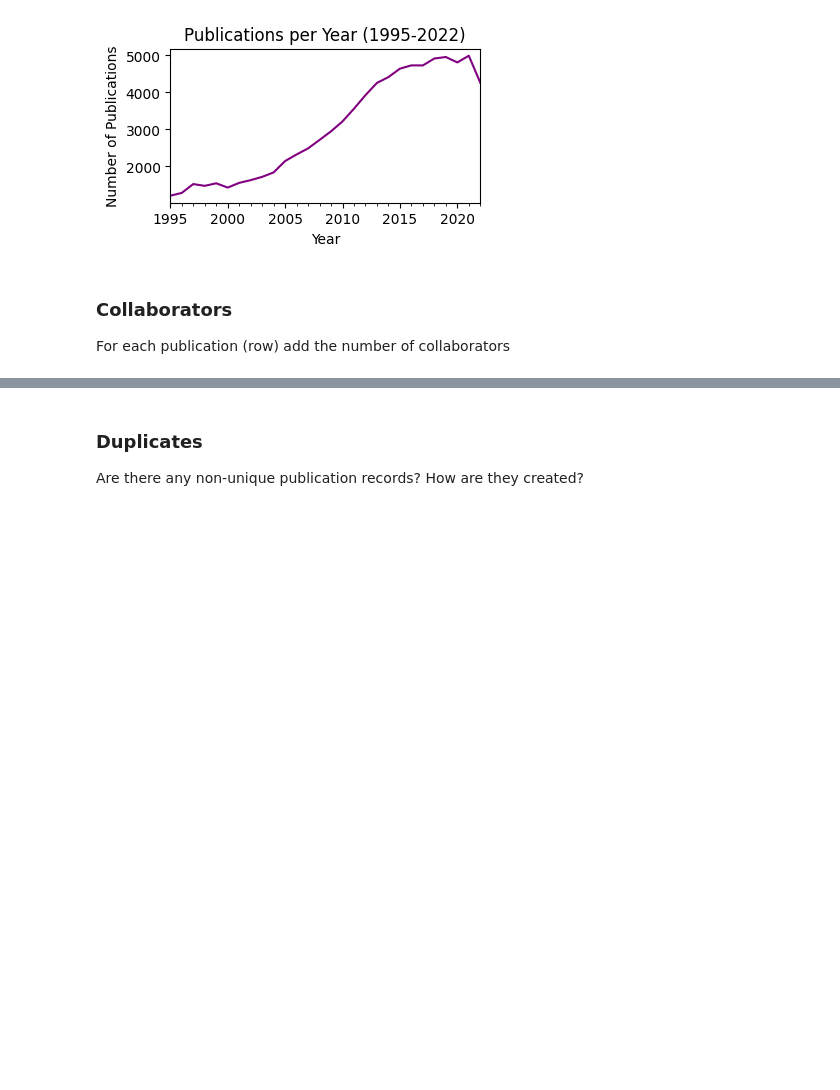
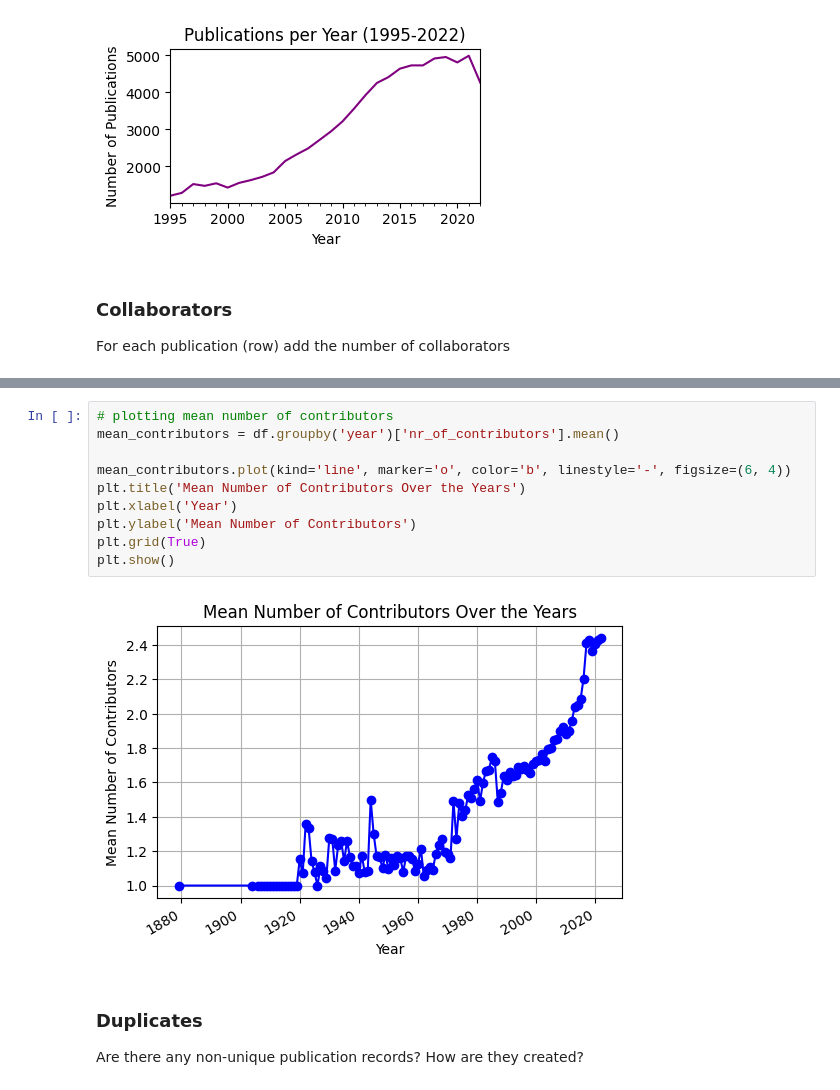
Before and after one commit to StefKirsch/clean-and-enrich-phd-supervisor-data, a Jupyter notebook: EDA.ipynb, the cells around one changed output, grey strips where cells are left out. Cells and saved outputs as stored; diff of their text form; blank space fills up the shorter version.

```diff
--- a/EDA.ipynb
+++ b/EDA.ipynb
@@ -187,6 +187,18 @@ df.head()
 | 2 | 3 | https://pure.amc.nl/en/publicatio... | amcpub | van Huis, Maike | Quality of care and monitoring in... | 2016-01-01 00:00:00 | en | van Goudoever, H.B. | ... |
 | 3 | 4 | https://pure.amc.nl/en/publicatio... | amcpub | Creemers, Huub | Optimizing quality of care for pa... | 2016-01-01 00:00:00 | en | van den Berg, L.H. | ... |
 | 4 | 5 | https://pure.amc.nl/en/publicatio... | amcpub | Verlaan, Tessa | Bridging the gap between gastroin... | 2016-01-01 00:00:00 | en | Fockens, P. | ... |
+# %%
+# plotting mean number of contributors
+mean_contributors = df.groupby('year')['nr_of_contributors'].mean()
+
+mean_contributors.plot(kind='line', marker='o', color='b', linestyle='-', figsize=(6, 4))
+plt.title('Mean Number of Contributors Over the Years')
+plt.xlabel('Year')
+plt.ylabel('Mean Number of Contributors')
+plt.grid(True)
+plt.show()
+# %% [output]
+[figure, added]
 # %% [markdown]
 ### Duplicates
 Are there any non-unique publication records? How are they created?
```
Also changed, not shown: 1 other file.
